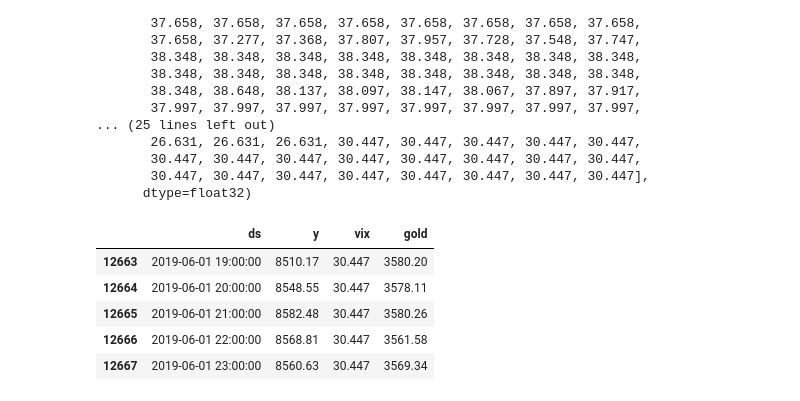
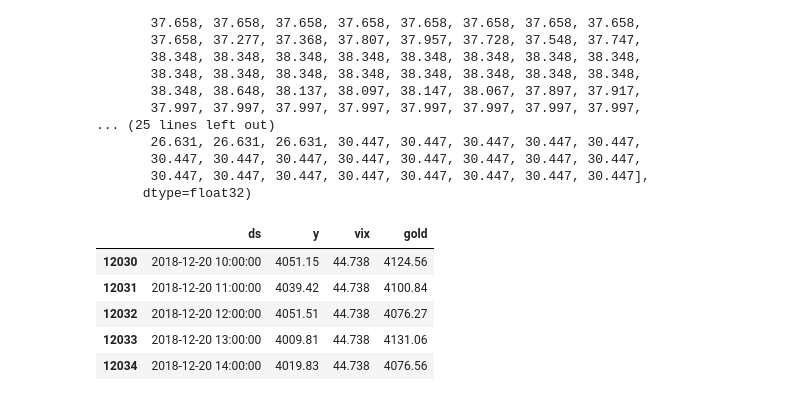
Before and after one commit to MohammadBakir/Bitcoin-Price-Prediction, a Jupyter notebook: time_series/time_series_models.ipynb, the cells around one changed output. Drawn from its saved outputs; the diff is of its cells as text; code cells hidden in the pictures.

```diff
--- a/time_series/time_series_models.ipynb
+++ b/time_series/time_series_models.ipynb
@@ -510,11 +470,11 @@ array([39.267, 39.267, 39.267, 39.267, 39.267, 39.267, 39.267, 39.267,
        30.447, 30.447, 30.447, 30.447, 30.447, 30.447, 30.447, 30.447],
       dtype=float32)
 # %%
-df_combined.tail()
+df_train.tail()
 # %% [output]
 |  | ds | y | vix | gold |
-| 12663 | 2019-06-01 19:00:00 | 8510.17 | 30.447 | 3580.20 |
-| 12664 | 2019-06-01 20:00:00 | 8548.55 | 30.447 | 3578.11 |
-| 12665 | 2019-06-01 21:00:00 | 8582.48 | 30.447 | 3580.26 |
-| 12666 | 2019-06-01 22:00:00 | 8568.81 | 30.447 | 3561.58 |
-| 12667 | 2019-06-01 23:00:00 | 8560.63 | 30.447 | 3569.34 |
+| 12030 | 2018-12-20 10:00:00 | 4051.15 | 44.738 | 4124.56 |
+| 12031 | 2018-12-20 11:00:00 | 4039.42 | 44.738 | 4100.84 |
+| 12032 | 2018-12-20 12:00:00 | 4051.51 | 44.738 | 4076.27 |
+| 12033 | 2018-12-20 13:00:00 | 4009.81 | 44.738 | 4131.06 |
+| 12034 | 2018-12-20 14:00:00 | 4019.83 | 44.738 | 4076.56 |
```
Also changed, not shown: parts of 3 cells of this notebook.
